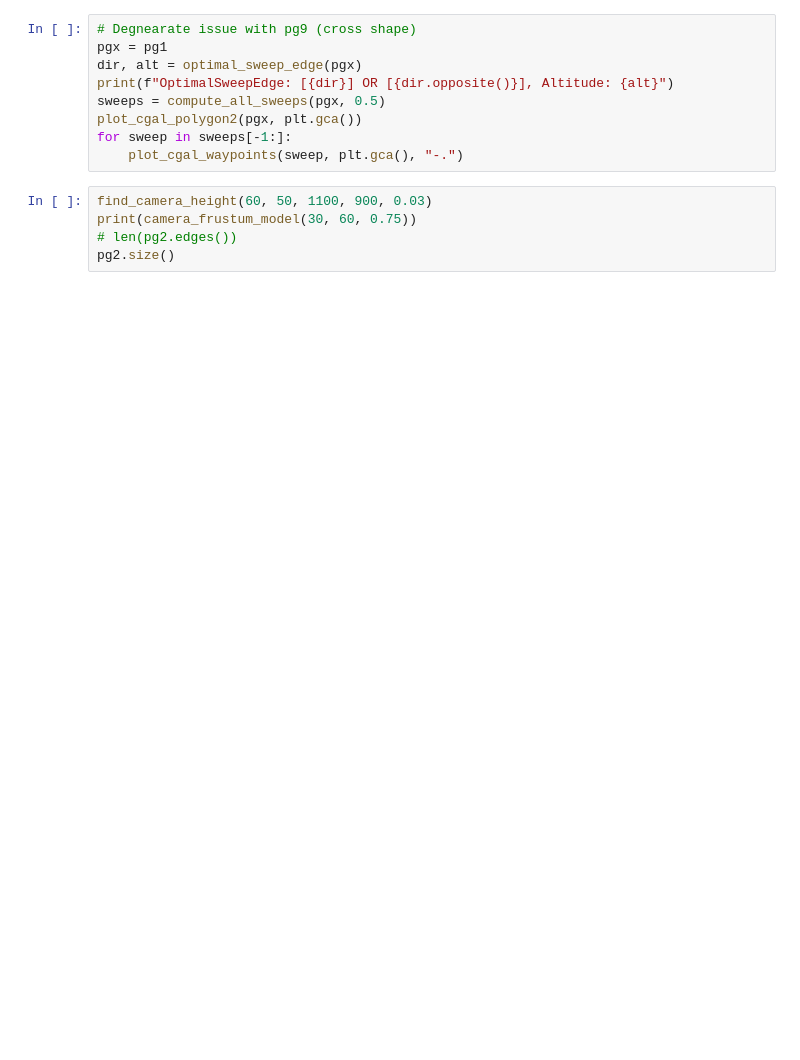
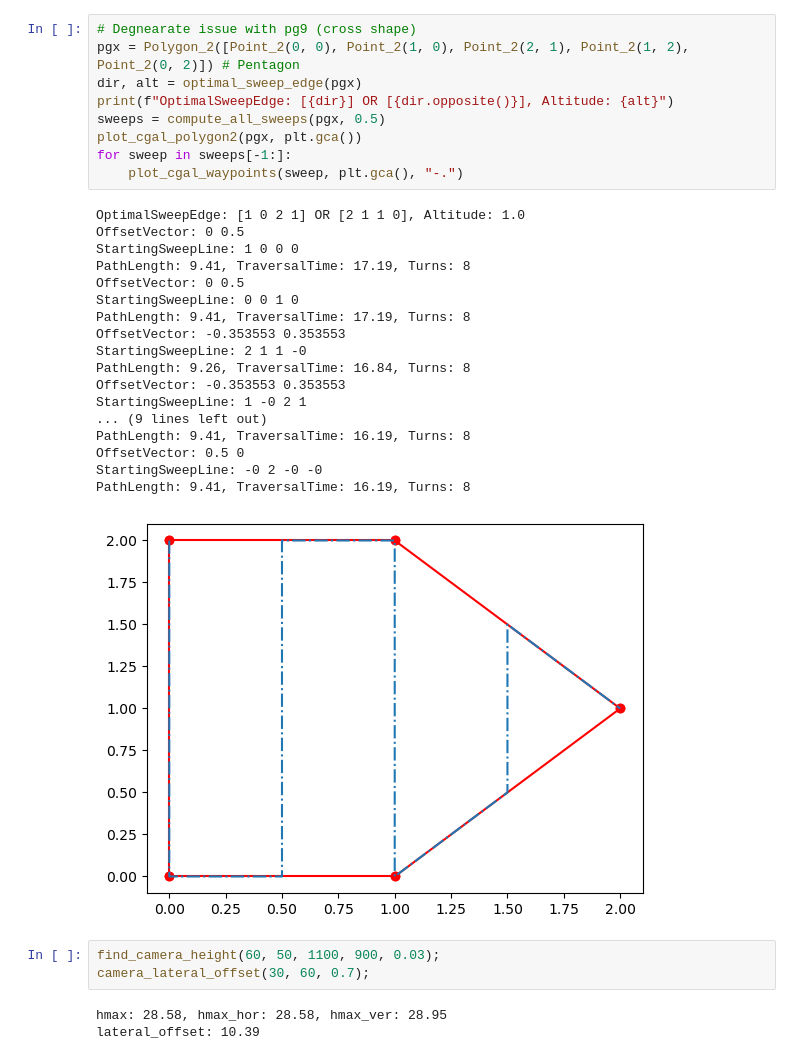
Before and after one commit to dringakn/ROSExamples, a Jupyter notebook: script/cpp_playground.ipynb, the cells around one changed output. Saved outputs shown, nothing was run; the diff lists cells and outputs as text; blank space fills up the shorter version.

```diff
--- a/script/cpp_playground.ipynb
+++ b/script/cpp_playground.ipynb
@@ -835,14 +939,34 @@ for e in find_cgal_intersections(pgx, ls2.supporting_line()):
 # %%
 # Degnearate issue with pg9 (cross shape)
-pgx = pg1
+pgx = Polygon_2([Point_2(0, 0), Point_2(1, 0), Point_2(2, 1), Point_2(1, 2), Point_2(0, 2)]) # Pentagon
 dir, alt = optimal_sweep_edge(pgx)
 print(f"OptimalSweepEdge: [{dir}] OR [{dir.opposite()}], Altitude: {alt}")
 sweeps = compute_all_sweeps(pgx, 0.5)
 plot_cgal_polygon2(pgx, plt.gca())
 for sweep in sweeps[-1:]:
     plot_cgal_waypoints(sweep, plt.gca(), "-.")
+# %% [output]
+OptimalSweepEdge: [1 0 2 1] OR [2 1 1 0], Altitude: 1.0
+OffsetVector: 0 0.5
+StartingSweepLine: 1 0 0 0
+PathLength: 9.41, TraversalTime: 17.19, Turns: 8
+OffsetVector: 0 0.5
+StartingSweepLine: 0 0 1 0
+PathLength: 9.41, TraversalTime: 17.19, Turns: 8
+OffsetVector: -0.353553 0.353553
+StartingSweepLine: 2 1 1 -0
+PathLength: 9.26, TraversalTime: 16.84, Turns: 8
+OffsetVector: -0.353553 0.353553
+StartingSweepLine: 1 -0 2 1
+... (9 lines left out)
+PathLength: 9.41, TraversalTime: 16.19, Turns: 8
+OffsetVector: 0.5 0
+StartingSweepLine: -0 2 -0 -0
+PathLength: 9.41, TraversalTime: 16.19, Turns: 8
+[figure, added]
 # %%
-find_camera_height(60, 50, 1100, 900, 0.03)
-print(camera_frustum_model(30, 60, 0.75))
-# len(pg2.edges())
-pg2.size()
+find_camera_height(60, 50, 1100, 900, 0.03);
+camera_lateral_offset(30, 60, 0.7);
+# %% [output]
+hmax: 28.58, hmax_hor: 28.58, hmax_ver: 28.95
+lateral_offset: 10.39
```
Also changed, not shown: parts of 4 cells of this notebook, 7 other files.
